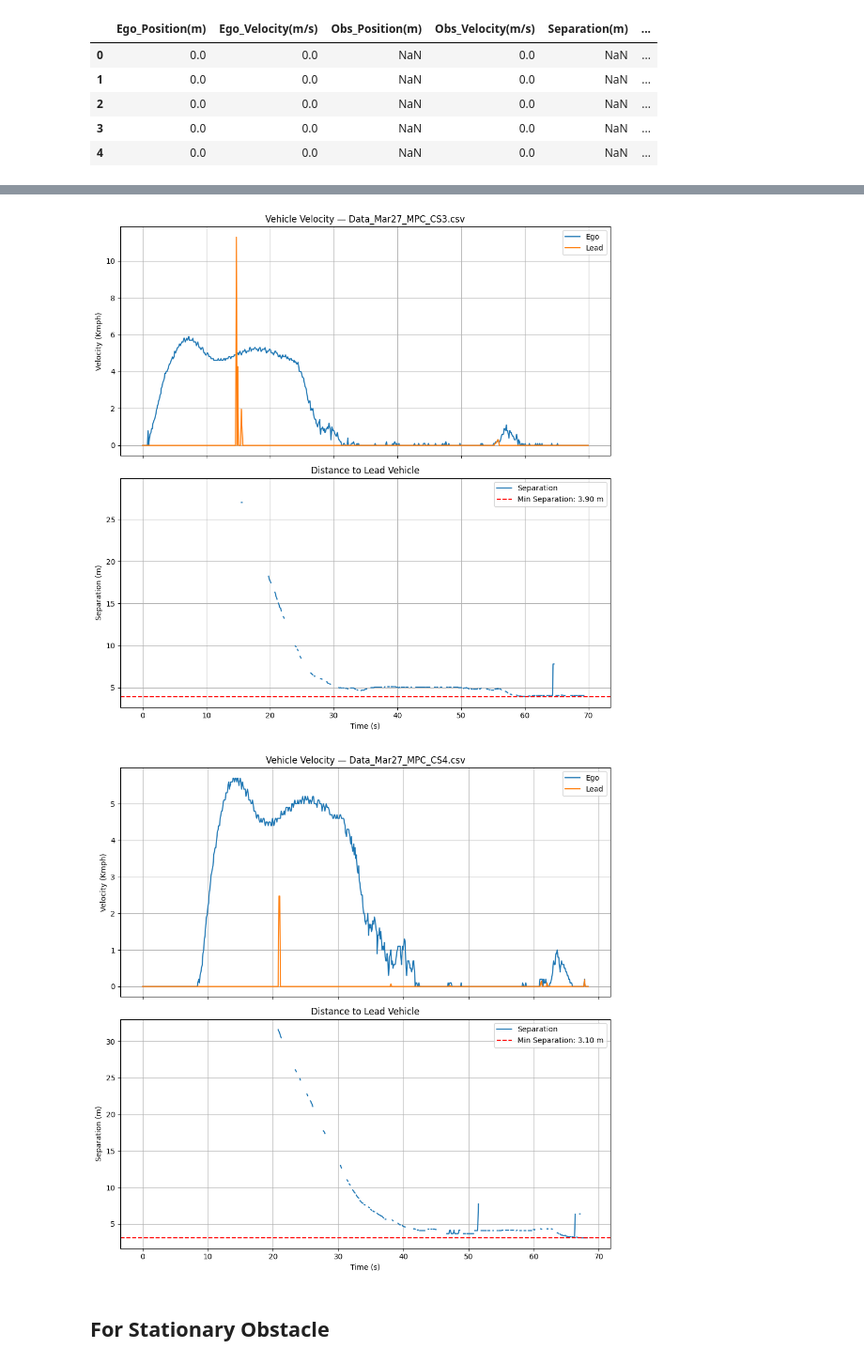
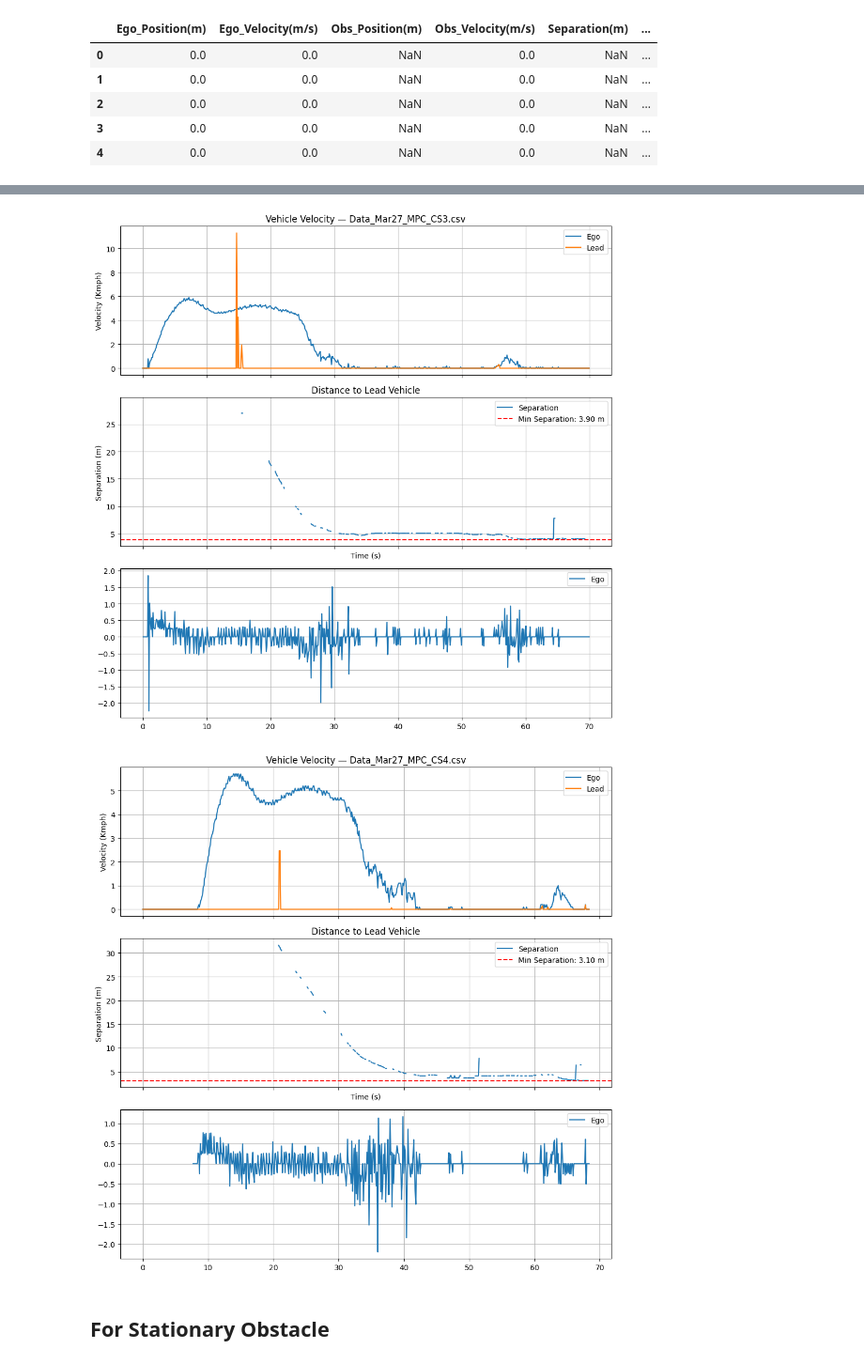
Before and after one commit to Santhosh4888/Adaptive-Cruise-Control, a Jupyter notebook: 9_Vehicle_Testing_Results/Testing_Using_Radar/March27_2026/Data_visualization_MPC.ipynb, the cells around one changed output, grey strips where cells are left out. Shown at 94% size. Drawn from its saved outputs; the diff is of its cells as text; code cells hidden in the pictures.

Commit message:
Acceleration  calculation updates in Data_visualization_MPC.ipynb, plus addition of acceleration plots. Also, renamed and moved multiple CSV files to a new directory structure for better organization.

```diff
--- a/9_Vehicle_Testing_Results/Testing_Using_Radar/March27_2026/Data_visualization_MPC.ipynb
+++ b/9_Vehicle_Testing_Results/Testing_Using_Radar/March27_2026/Data_visualization_MPC.ipynb
@@ -48,11 +48,17 @@ for file in selected_files:
 
     # normalize time for this file
     df["Time"] = df["Time(s)"] - df["Time(s)"].iloc[0]
-    # Clip garbage velocity values (greater than 50 m/s) to 0
+    # Clip garbage velocity values (greater than 10 m/s) to 0
     df["Ego_Velocity(m/s)"] = df["Ego_Velocity(m/s)"].apply(lambda x: x if x < 10 else 0)
     if "Obs_Velocity(m/s)" in df.columns:
         df["Obs_Velocity(m/s)"] = df["Obs_Velocity(m/s)"].apply(lambda x: x if x > 0 and x < 5.6 else 0)
-    # convert to km/h (and keep the original m/s if you want)
+
+    # Calculate acceleration from velocity (simple finite difference)
+    df["Ego_Acceleration(m/s^2)"] = df["Ego_Velocity(m/s)"].diff() / df["Time"].diff()
+    if "Obs_Velocity(m/s)" in df.columns:
+        df["Obs_Acceleration(m/s^2)"] = df["Obs_Velocity(m/s)"].diff() / df["Time"].diff()
+
+    # convert to km/h
     df["Ego_Velocity_kmph"] = df["Ego_Velocity(m/s)"] * 3.6
     if "Obs_Velocity(m/s)" in df.columns:
         df["Obs_Velocity_kmph"] = df["Obs_Velocity(m/s)"] * 3.6
@@ -113,7 +119,7 @@ Data_Mar27_MPC_CS4.csv loaded
 | 4 | 0.0 | 0.0 | NaN | 0.0 | NaN | ... |
 # %%
 for file, df in data.items():
-    fig, axes = plt.subplots(2, 1, figsize=(10, 10), sharex=True)
+    fig, axes = plt.subplots(3, 1, figsize=(10, 10), sharex=True)
 
     # ---- Velocity ----
     axes[0].plot(df["Time"], df["Ego_Velocity_kmph"], label="Ego")
@@ -126,6 +132,12 @@ for file, df in data.items():
         axes[1].plot(df["Time"], df["Separation(m)"], label="Separation")
         if min_sep is not None:
             axes[1].axhline(y=min_sep, color="red", linestyle="--", label=f"Min Separation: {min_sep:.2f} m")
+
+    # ---- Acceleration ----
+    if "Ego_Acceleration(m/s^2)" in df.columns:
+        axes[2].plot(df["Time"], df["Ego_Acceleration(m/s^2)"], label="Ego")
+    # if "Obs_Acceleration(m/s^2)" in df.columns:
+    #     axes[2].plot(df["Time"], df["Obs_Acceleration(m/s^2)"], label="Lead")
 
     axes[0].set_ylabel("Velocity (Kmph)")
     axes[0].set_title(f"Vehicle Velocity — {file}")
@@ -149,5 +161,5 @@ for file, df in data.items():
-[figure, old version]
+[figure, new version]
-[figure, old version]
+[figure, new version]
 # %%
 def clean_velocity_series(v,
                           min_val=0.0,
```
Also changed, not shown: parts of 6 cells of this notebook, 50 other files.
